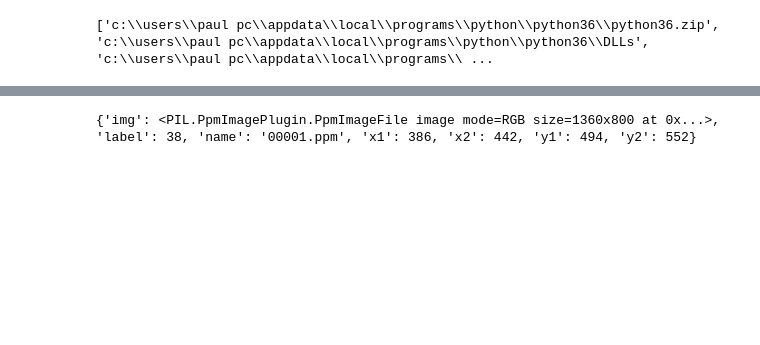
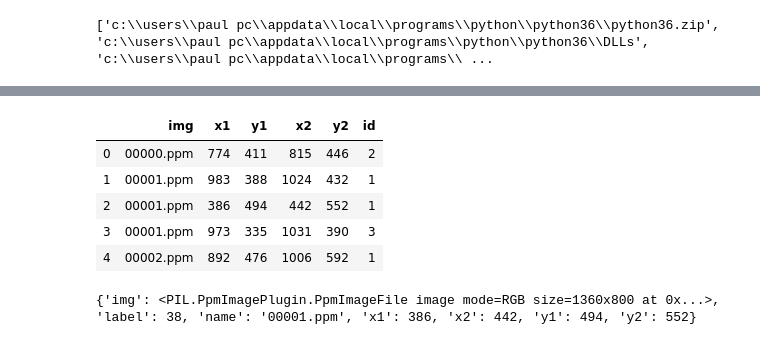
Before and after one commit to paulesta55/Traffic-Detection, a Jupyter notebook: data_preparation.ipynb, the cells around one changed output, grey strips where cells are left out. Drawn from its saved outputs; the diff is of its cells as text; code cells hidden in the pictures; blank space fills up the shorter version.

```diff
--- a/data_preparation.ipynb
+++ b/data_preparation.ipynb
@@ -243,3 +301,12 @@ assert len(dataLoader.gtsdb.groupby('img')) == 900
+# %%
+dataLoader.gtsdb.head()
+# %% [output]
+|  | img | x1 | y1 | x2 | y2 | id |
+| 0 | 00000.ppm | 774 | 411 | 815 | 446 | 2 |
+| 1 | 00001.ppm | 983 | 388 | 1024 | 432 | 1 |
+| 2 | 00001.ppm | 386 | 494 | 442 | 552 | 1 |
+| 3 | 00001.ppm | 973 | 335 | 1031 | 390 | 3 |
+| 4 | 00002.ppm | 892 | 476 | 1006 | 592 | 1 |
 # %%
 train_set,test_set = data_split(dataLoader,0.8,True)
 IJCNN_train,IJCNN_test = IJCNN_data_split(dataLoader)
```
Also changed, not shown: parts of 15 cells of this notebook, 3 other files.
